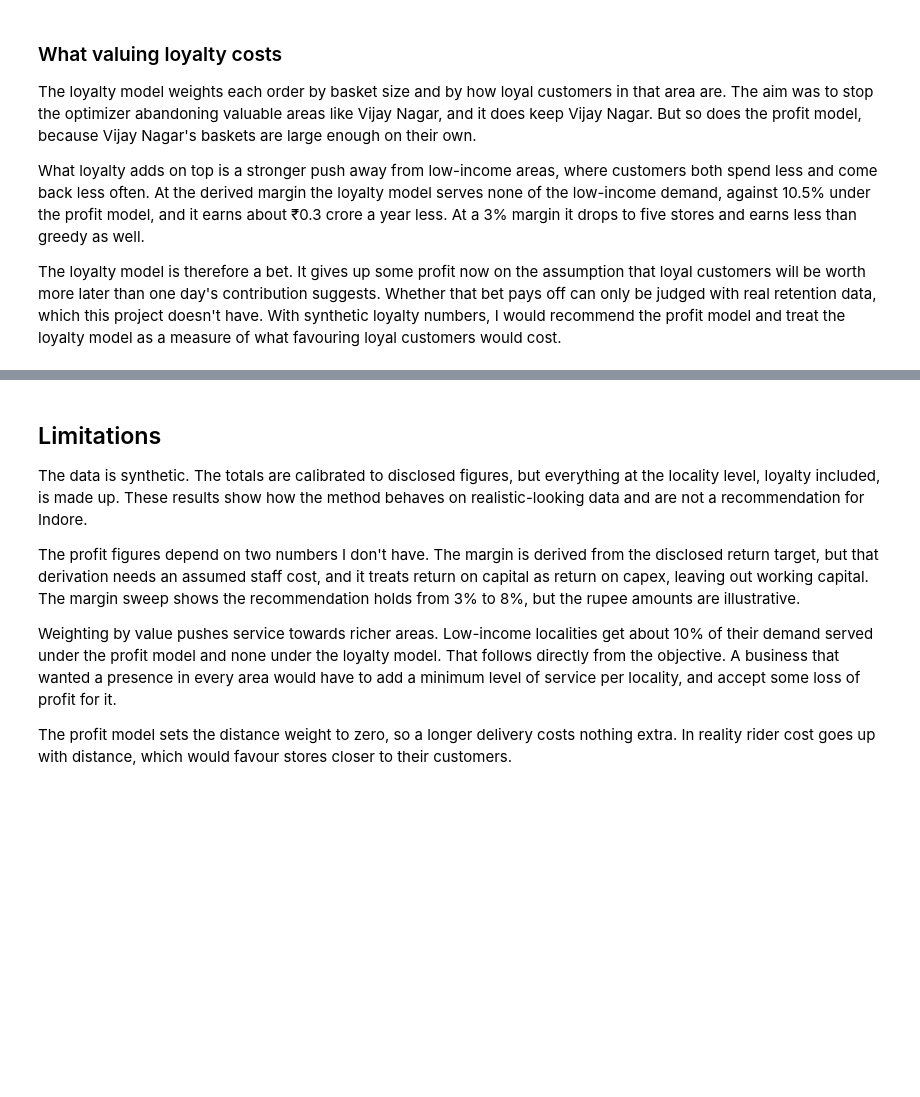
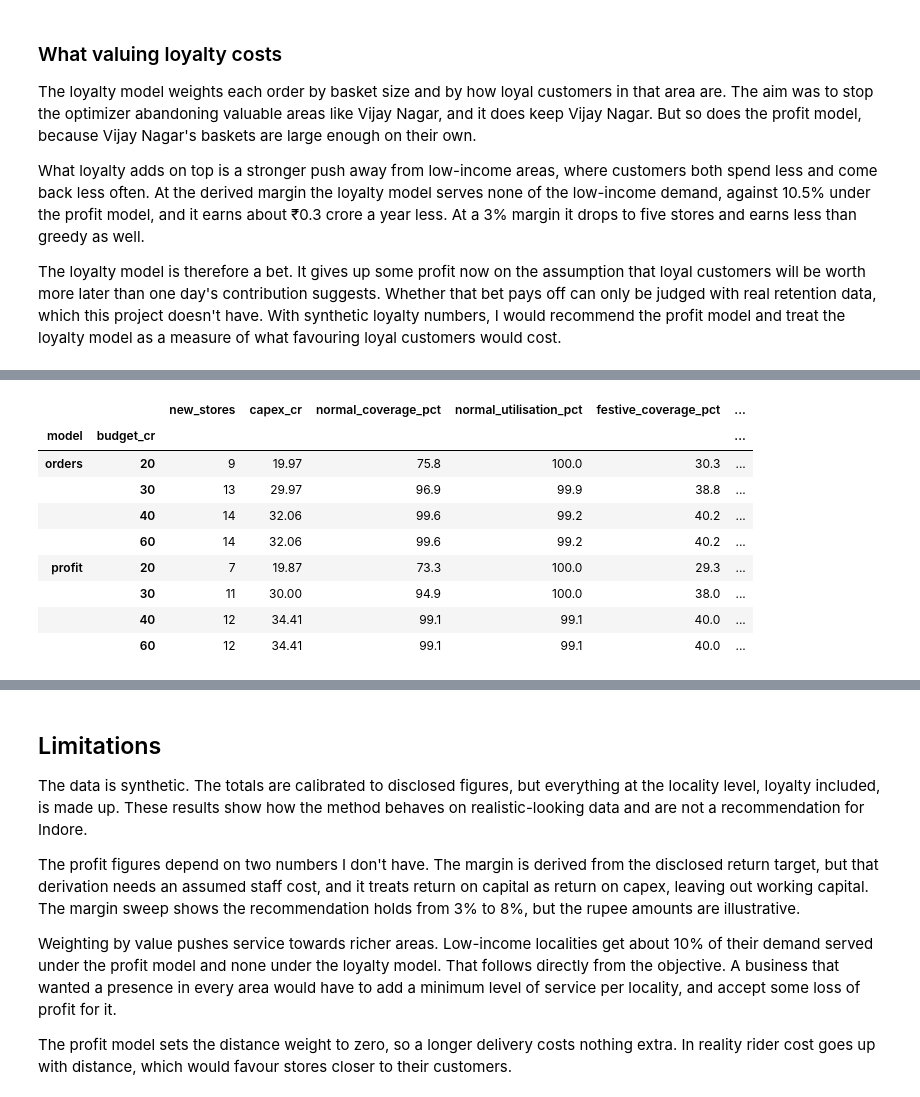
Before and after one commit to Amberss-Log/blinkit-darkstore-optimizer, a Jupyter notebook: notebook.ipynb, the cells around one changed output, grey strips where cells are left out. Saved outputs shown, nothing was run; the diff lists cells and outputs as text; code cells hidden in the pictures; blank space fills up the shorter version.

Commit message:
Test whether a bigger budget helps at Diwali

```diff
--- a/notebook.ipynb
+++ b/notebook.ipynb
@@ -886,0 +899,16 @@ profit model and treat the loyalty model as a measure of what favouring loyal cu
+# %%
+from src.compare import capex_sweep
+
+capex = capex_sweep(localities, facilities, distances, mask, demand, [20, 30, 40, 60], econ)
+capex.set_index(["model", "budget_cr"])
+# %% [output]
+|  |  | new_stores | capex_cr | normal_coverage_pct | normal_utilisation_pct | festive_coverage_pct | ... |
+| model | budget_cr |  |  |  |  |  | ... |
+| orders | 20 | 9 | 19.97 | 75.8 | 100.0 | 30.3 | ... |
+|  | 30 | 13 | 29.97 | 96.9 | 99.9 | 38.8 | ... |
+|  | 40 | 14 | 32.06 | 99.6 | 99.2 | 40.2 | ... |
+|  | 60 | 14 | 32.06 | 99.6 | 99.2 | 40.2 | ... |
+| profit | 20 | 7 | 19.87 | 73.3 | 100.0 | 29.3 | ... |
+|  | 30 | 11 | 30.00 | 94.9 | 100.0 | 38.0 | ... |
+|  | 40 | 12 | 34.41 | 99.1 | 99.1 | 40.0 | ... |
+|  | 60 | 12 | 34.41 | 99.1 | 99.1 | 40.0 | ... |
```
Also changed, not shown: parts of 5 cells of this notebook, 3 other files.
